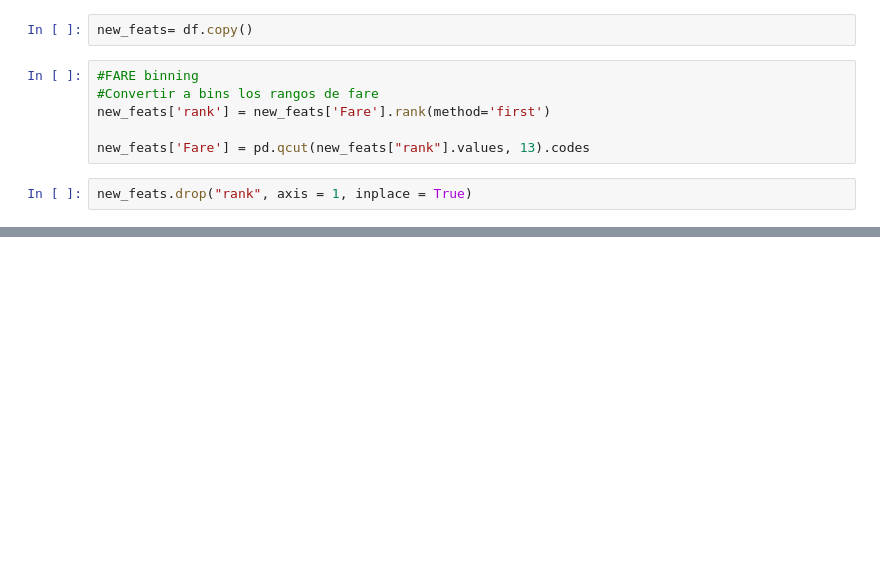
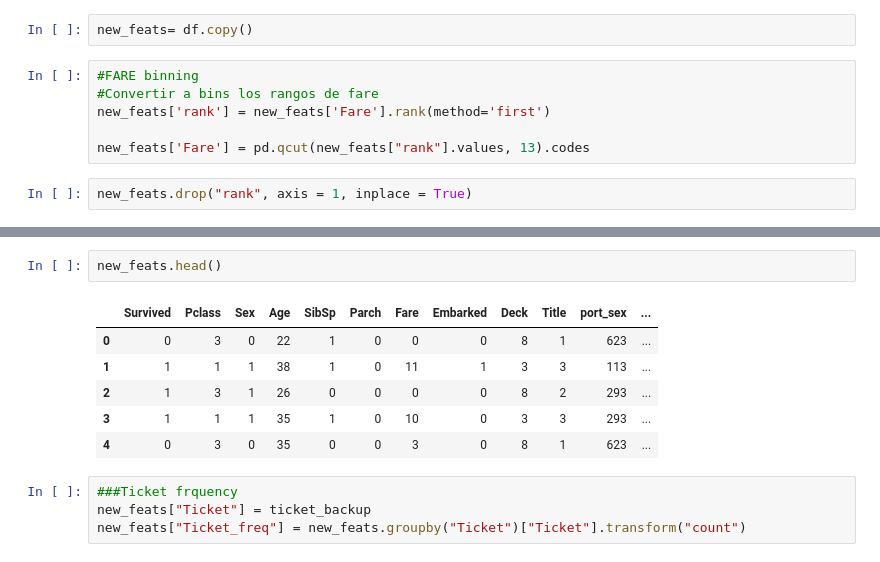
Before and after one commit to malfaroe/TitanicProject, a Jupyter notebook: notebooks/EDA-New_features.ipynb, the cells around one changed output, grey strips where cells are left out. Cells and saved outputs as stored; diff of their text form; blank space fills up the shorter version.

```diff
--- a/notebooks/EDA-New_features.ipynb
+++ b/notebooks/EDA-New_features.ipynb
@@ -1070,0 +1129,13 @@ new_feats.drop("rank", axis = 1, inplace = True)
+# %%
+new_feats.head()
+# %% [output]
+|  | Survived | Pclass | Sex | Age | SibSp | Parch | Fare | Embarked | Deck | Title | port_sex | ... |
+| 0 | 0 | 3 | 0 | 22 | 1 | 0 | 0 | 0 | 8 | 1 | 623 | ... |
+| 1 | 1 | 1 | 1 | 38 | 1 | 0 | 11 | 1 | 3 | 3 | 113 | ... |
+| 2 | 1 | 3 | 1 | 26 | 0 | 0 | 0 | 0 | 8 | 2 | 293 | ... |
+| 3 | 1 | 1 | 1 | 35 | 1 | 0 | 10 | 0 | 3 | 3 | 293 | ... |
+| 4 | 0 | 3 | 0 | 35 | 0 | 0 | 3 | 0 | 8 | 1 | 623 | ... |
+# %%
+###Ticket frquency
+new_feats["Ticket"] = ticket_backup
+new_feats["Ticket_freq"] = new_feats.groupby("Ticket")["Ticket"].transform("count")
```
Also changed, not shown: parts of 26 cells of this notebook, 2 other files.
